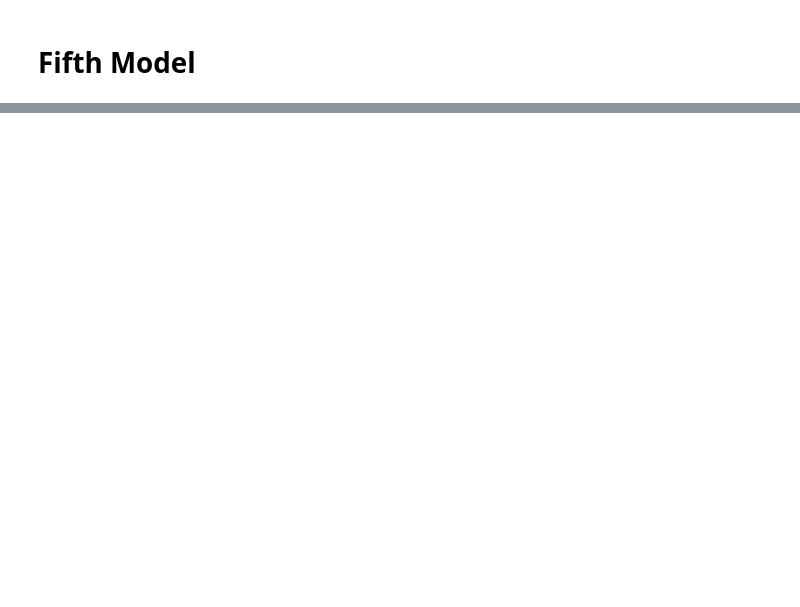
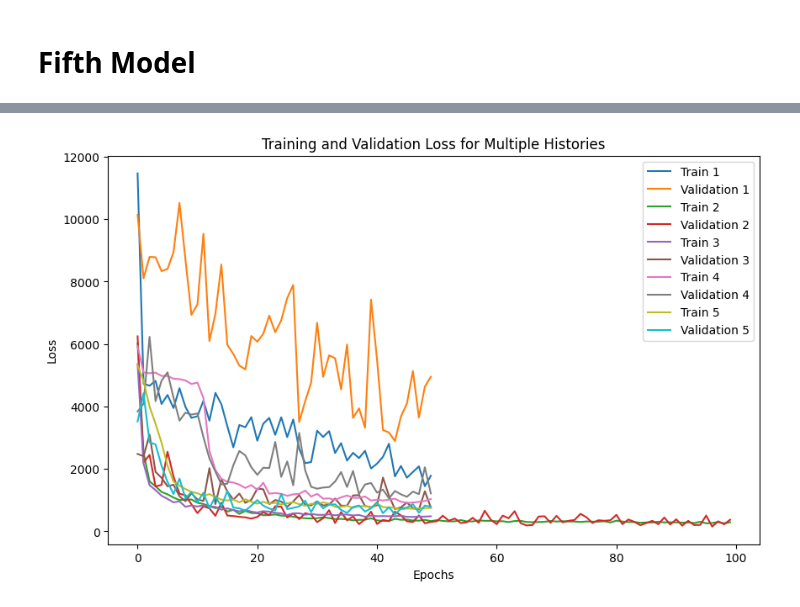
Before and after one commit to MAKEgroup/Covid_19_Propagation, a Jupyter notebook: Project/NN_Modeling.ipynb, the cells around one changed output, grey strips where cells are left out. Saved outputs shown, nothing was run; the diff lists cells and outputs as text; code cells hidden in the pictures; blank space fills up the shorter version.

```diff
--- a/Project/NN_Modeling.ipynb
+++ b/Project/NN_Modeling.ipynb
@@ -267,6 +296,6 @@ Model: "sequential_10"
  Trainable params: 15,361 (60.00 KB)
  Non-trainable params: 0 (0.00 B)
 # %%
-history = model_2.fit(X_tr, y_tr, validation_split=0.25, epochs=100, batch_size=32)
+history2 = model_2.fit(X_tr, y_tr, validation_split=0.25, epochs=100, batch_size=32)
 # %% [output]
 Epoch 1/100
@@ -336,6 +365,6 @@ Model: "sequential_11"
  Trainable params: 22,945 (89.63 KB)
  Non-trainable params: 0 (0.00 B)
 # %%
-history = model_3.fit(X_tr_reshaped, y_tr, validation_split=0.25, epochs=50, batch_size=32)
+history3 = model_3.fit(X_tr_reshaped, y_tr, validation_split=0.25, epochs=50, batch_size=32)
 # %% [output]
 Epoch 1/50
@@ -390,6 +419,6 @@ Model: "sequential_12"
  Trainable params: 4,289 (16.75 KB)
  Non-trainable params: 0 (0.00 B)
 # %%
-history = model_4.fit(X_tr_reshaped, y_tr, validation_split=0.25, epochs=50, batch_size=32)
+history4 = model_4.fit(X_tr_reshaped, y_tr, validation_split=0.25, epochs=50, batch_size=32)
 # %% [output]
 Epoch 1/50
@@ -444,6 +473,6 @@ Model: "sequential_13"
  Trainable params: 16,961 (66.25 KB)
  Non-trainable params: 0 (0.00 B)
 # %%
-history = model_5.fit(X_tr_reshaped, y_tr, validation_split=0.25, epochs=50, batch_size=32)
+history5 = model_5.fit(X_tr_reshaped, y_tr, validation_split=0.25, epochs=50, batch_size=32)
 # %% [output]
 Epoch 1/50
@@ -471,0 +524,30 @@ loss_function(tf.convert_to_tensor(y_te), y_pred)
+# %%
+import matplotlib.pyplot as plt
+
+# List of history objects
+histories = [history1, history2, history3, history4, history5]
+
+# Initialize the plot
+plt.figure(figsize=(10, 6))
+
+# Loop through each history object
+for i, history in enumerate(histories):
+    train_loss = history.history['loss']
+    val_loss = history.history['val_loss']
+
+    # Plotting the training and validation loss
+    plt.plot(train_loss, label=f'Train {i+1}')
+    plt.plot(val_loss, label=f'Validation {i+1}')
+
+# Adding labels and title
+plt.xlabel('Epochs')
+plt.ylabel('Loss')
+plt.title('Training and Validation Loss for Multiple Histories')
+
+# Adding a legend
+plt.legend()
+
+# Display the plot
+plt.show()
+# %% [output]
+[figure, added]
```
Also changed, not shown: parts of 19 cells of this notebook, 1 other file.
